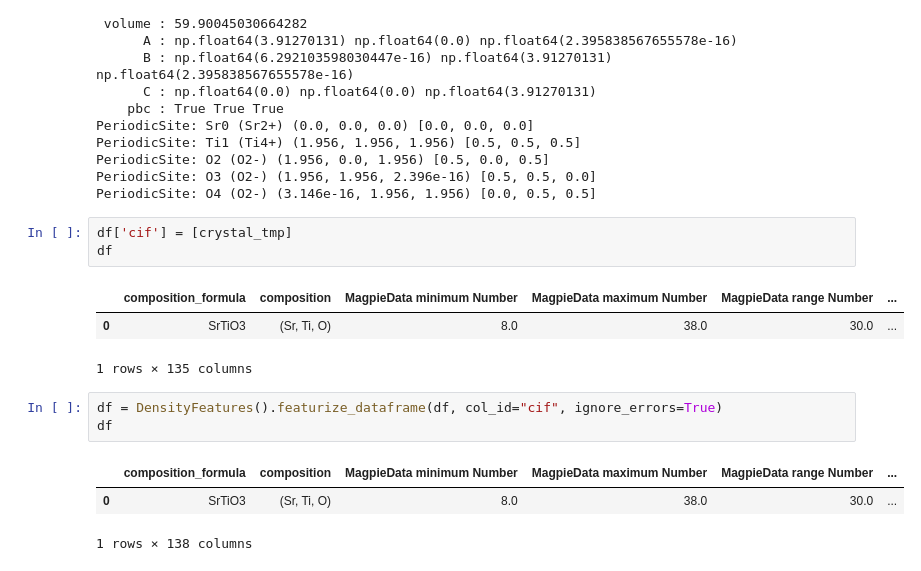
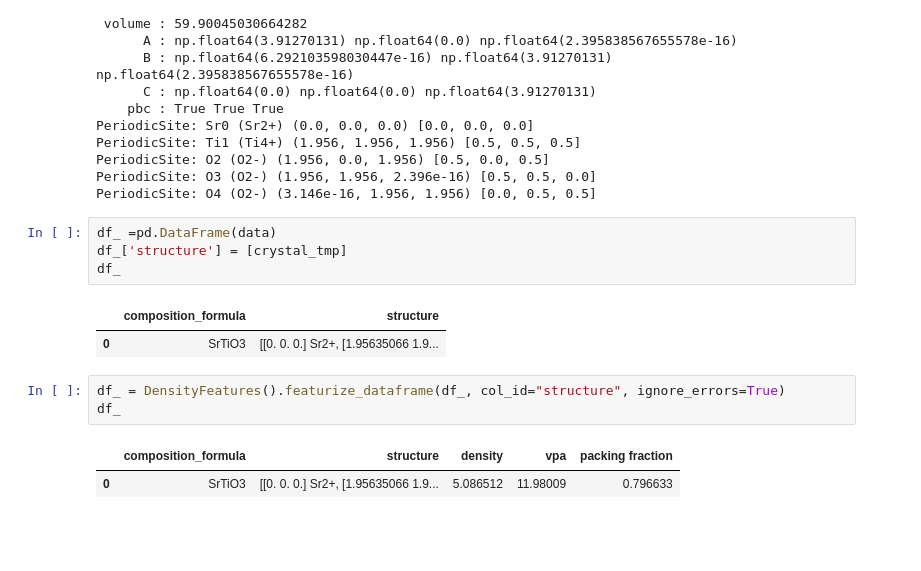
Before and after one commit to mipypf/scej-mi, a Jupyter notebook: example_matminer.ipynb, the cells around one changed output. Drawn from its saved outputs; the diff is of its cells as text; blank space fills up the shorter version.

```diff
--- a/example_matminer.ipynb
+++ b/example_matminer.ipynb
@@ -86,17 +86,16 @@ PeriodicSite: Ti1 (Ti4+) (1.956, 1.956, 1.956) [0.5, 0.5, 0.5]
 PeriodicSite: O2 (O2-) (1.956, 0.0, 1.956) [0.5, 0.0, 0.5]
 PeriodicSite: O3 (O2-) (1.956, 1.956, 2.396e-16) [0.5, 0.5, 0.0]
 PeriodicSite: O4 (O2-) (3.146e-16, 1.956, 1.956) [0.0, 0.5, 0.5]
-# %%
-df['cif'] = [crystal_tmp]
-df
-# %% [output]
-|  | composition_formula | composition | MagpieData minimum Number | MagpieData maximum Number | MagpieData range Number | ... |
-| 0 | SrTiO3 | (Sr, Ti, O) | 8.0 | 38.0 | 30.0 | ... |
-1 rows × 135 columns
+# %%
+df_ =pd.DataFrame(data)
+df_['structure'] = [crystal_tmp]
+df_
+# %% [output]
+|  | composition_formula | structure |
+| 0 | SrTiO3 | [[0. 0. 0.] Sr2+, [1.95635066 1.9... |
 # %%
-df = DensityFeatures().featurize_dataframe(df, col_id="cif", ignore_errors=True)
-df
+df_ = DensityFeatures().featurize_dataframe(df_, col_id="structure", ignore_errors=True)
+df_
 # %% [output]
-|  | composition_formula | composition | MagpieData minimum Number | MagpieData maximum Number | MagpieData range Number | ... |
-| 0 | SrTiO3 | (Sr, Ti, O) | 8.0 | 38.0 | 30.0 | ... |
+|  | composition_formula | structure | density | vpa | packing fraction |
+| 0 | SrTiO3 | [[0. 0. 0.] Sr2+, [1.95635066 1.9... | 5.086512 | 11.98009 | 0.796633 |
-1 rows × 138 columns
```
Also changed, not shown: parts of 2 cells of this notebook.
